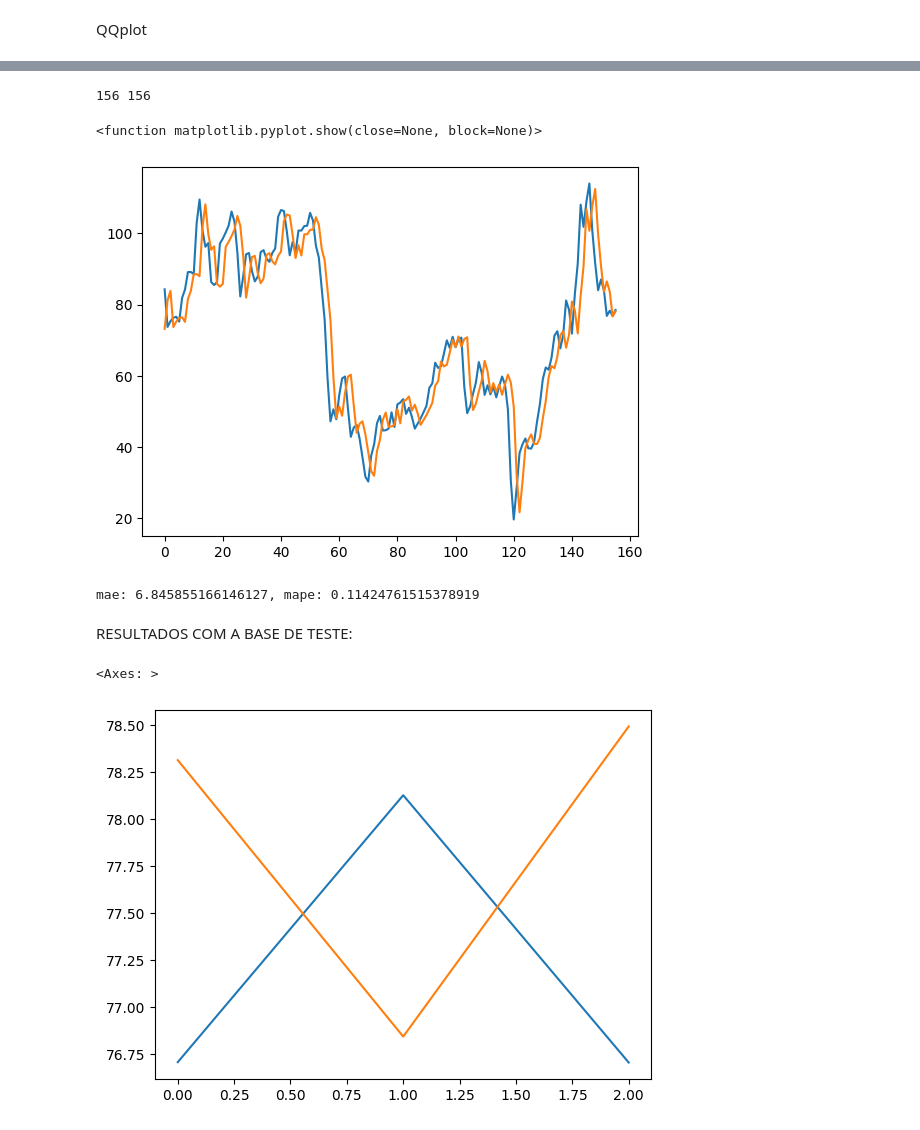
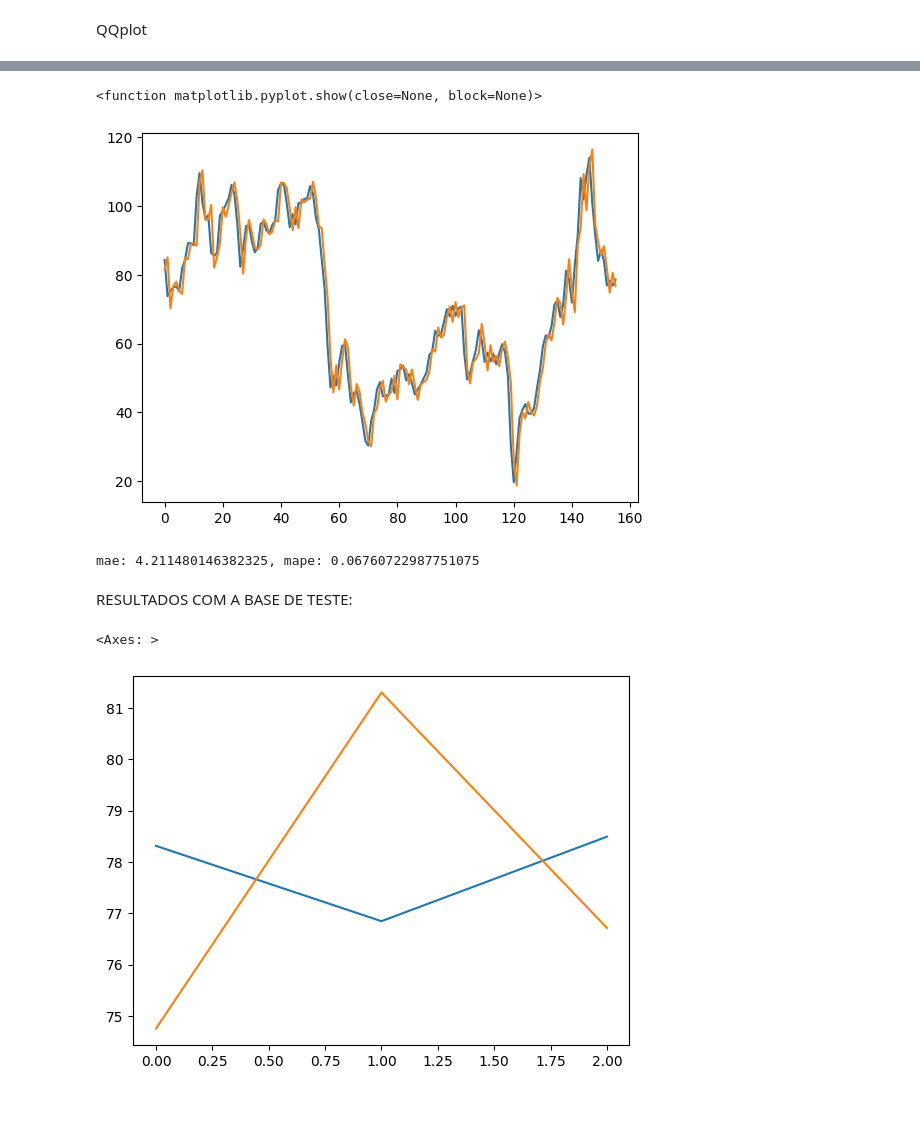
Before and after one commit to JulioCFagundes/Modeling-and-applying-ARIMA-AR-MA-models-in-finantial-time-series, a Jupyter notebook: ARMA_MODELS/ARIMA.ipynb, the cells around one changed output, grey strips where cells are left out. Saved outputs shown, nothing was run; the diff lists cells and outputs as text; code cells hidden in the pictures.

Commit message:
excel_files_function

```diff
--- a/ARMA_MODELS/ARIMA.ipynb
+++ b/ARMA_MODELS/ARIMA.ipynb
@@ -112,32 +165,28 @@ plt.show()
 # %%
-print(len(grouped_cd_series.value.values[1:]), len(model_fit.predict()))
+sns.lineplot(grouped_cd_series.value.values[1:])
+sns.lineplot(model_fit.predict()[1:])
+plt.show
 # %% [output]
-156 156
+<function matplotlib.pyplot.show(close=None, block=None)>
+[figure, added]
-# %%
-sns.lineplot(grouped_cd_series.value.values[1:])
-sns.lineplot(model_fit.predict())
-plt.show
-# %% [output]
-<function matplotlib.pyplot.show(close=None, block=None)>
-[figure, removed]
 # %%
 
 from sklearn.metrics import mean_absolute_error, mean_absolute_percentage_error
-mae = mean_absolute_error(grouped_cd_series.value.values[1:],model_fit.predict())
-mape = mean_absolute_percentage_error(grouped_cd_series.value.values[1:],model_fit.predict())
+mae = mean_absolute_error(grouped_cd_series.value.values[2:],model_fit.predict()[2:])
+mape = mean_absolute_percentage_error(grouped_cd_series.value.values[2:],model_fit.predict()[2:])
 
 
 print(f'mae: {mae}, mape: {mape}')
 # %% [output]
-mae: 6.845855166146127, mape: 0.11424761515378919
+mae: 4.211480146382325, mape: 0.06760722987751075
 # %% [markdown]
 RESULTADOS COM A BASE DE TESTE:
 # %%
+sns.lineplot(test)
 sns.lineplot(predictions)
-sns.lineplot(test)
 # %% [output]
 <Axes: >
-[figure, old version]
+[figure, new version]
 # %%
 mae = mean_absolute_error(predictions,test)
 mape = mean_absolute_percentage_error(predictions,test)
```
Also changed, not shown: parts of 16 cells of this notebook, 6 other files.
